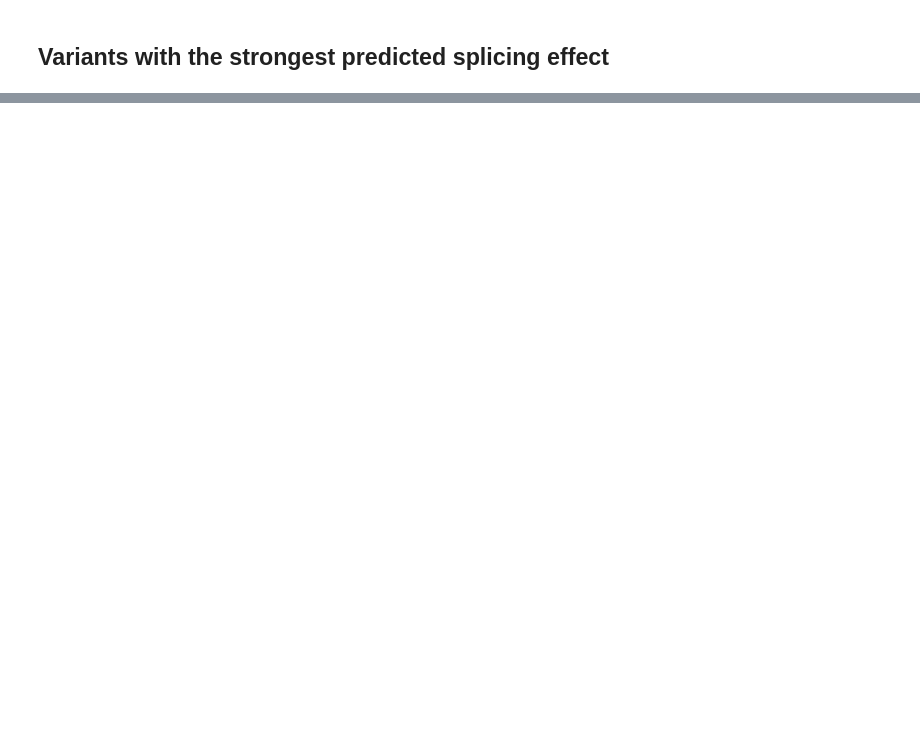
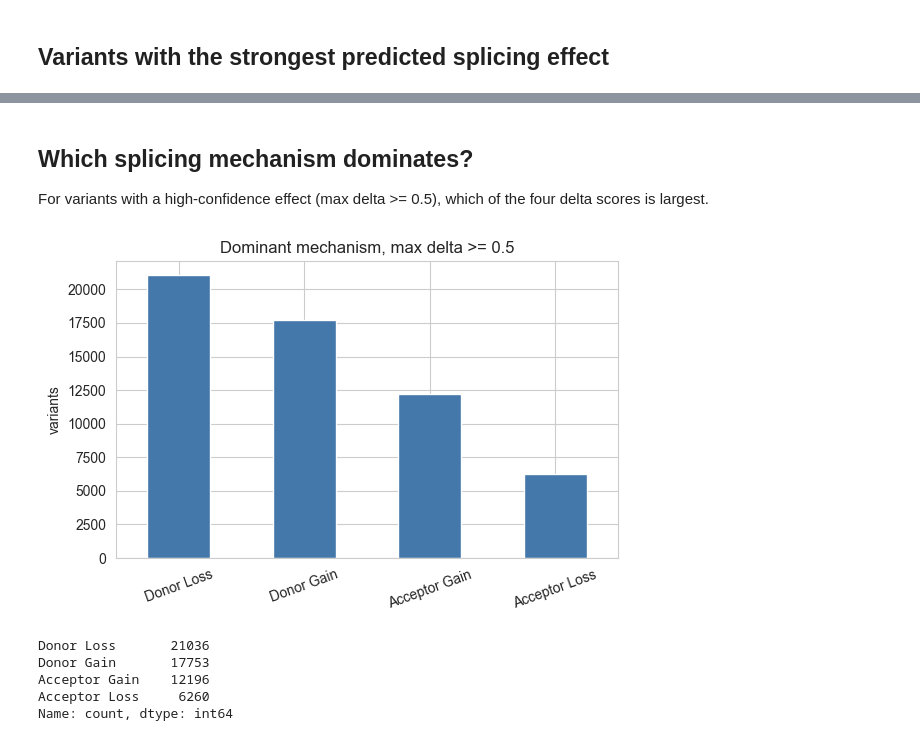
Before and after one commit to ddcohn/RBP_Isoforms_Variants, a Jupyter notebook: notebooks/spliceai_cmc_exploration.ipynb, the cells around one changed output, grey strips where cells are left out. Saved outputs shown, nothing was run; the diff lists cells and outputs as text; code cells hidden in the pictures; blank space fills up the shorter version.

Commit message:
Update CMC SpliceAI notebook with complete rerun (5,491,494 variants) and added analyses
Co-Authored-By: Claude Sonnet 5 <noreply@anthropic.com>

```diff
--- a/notebooks/spliceai_cmc_exploration.ipynb
+++ b/notebooks/spliceai_cmc_exploration.ipynb
@@ -85,0 +86,17 @@ top_variants[["GENOMIC_MUTATION_ID"] + SCORE_COLS + ["DP_AG", "DP_AL", "DP_DG",
+# %% [markdown]
+## Which splicing mechanism dominates?
+
+For variants with a high-confidence effect (max delta >= 0.5), which of the four delta scores is largest.
+# %%
+hi = df[max_score >= 0.5]
+mech = hi[SCORE_COLS].idxmax(axis=1).map(dict(zip(SCORE_COLS, LABELS))).value_counts()
+mech.plot.bar(color="#4477AA", figsize=(6, 4)); plt.ylabel("variants"); plt.title("Dominant mechanism, max delta >= 0.5")
+plt.xticks(rotation=20); plt.tight_layout(); plt.show()
+mech
+# %% [output]
+[figure, added]
+Donor Loss       21036
+Donor Gain       17753
+Acceptor Gain    12196
+Acceptor Loss     6260
+Name: count, dtype: int64
```
Also changed, not shown: parts of 12 cells of this notebook.
